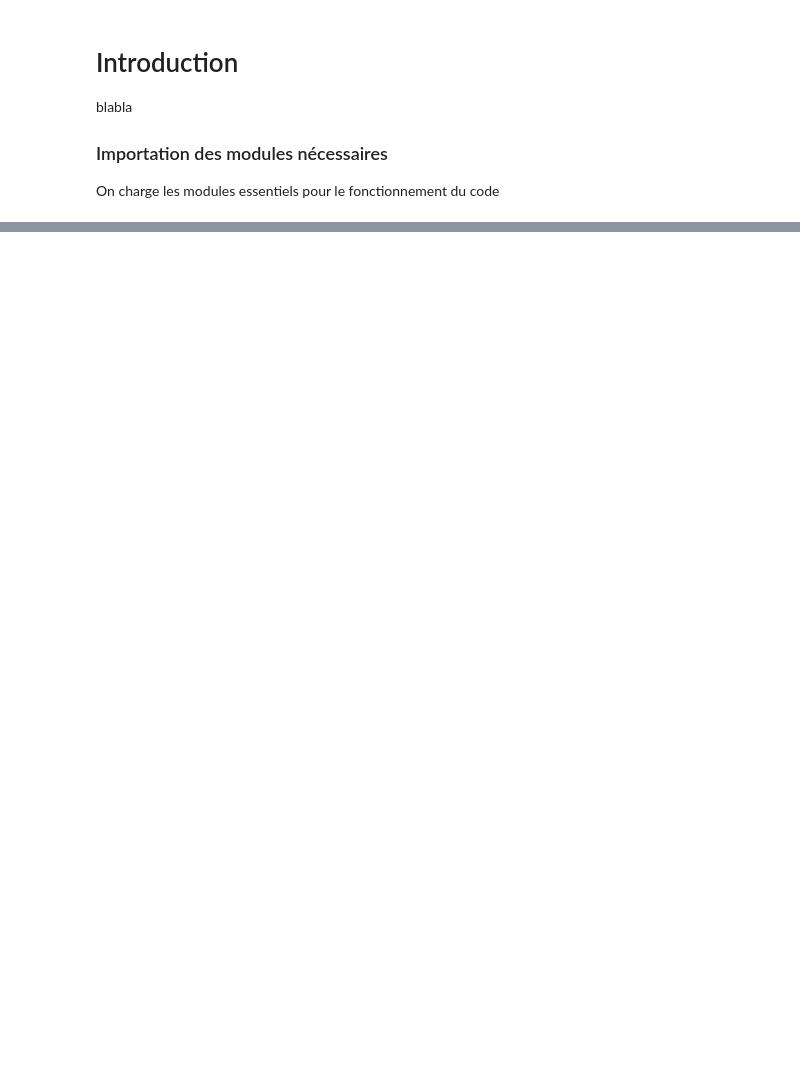
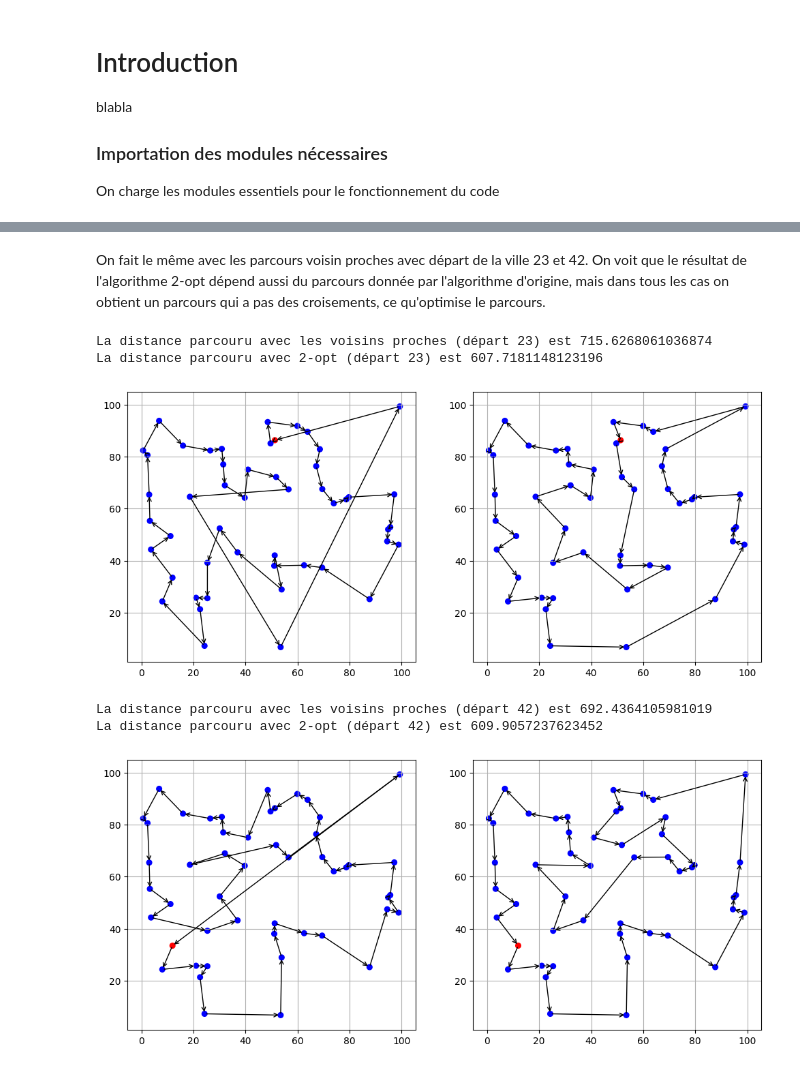
Before and after one commit to grvaldes/EADS-projet-mathematique, a Jupyter notebook: Python/notebook_gabriel.ipynb, the cells around one changed output, grey strips where cells are left out. Drawn from its saved outputs; the diff is of its cells as text; code cells hidden in the pictures; blank space fills up the shorter version.

```diff
--- a/Python/notebook_gabriel.ipynb
+++ b/Python/notebook_gabriel.ipynb
@@ -319,0 +287,47 @@ sdfs
+# %% [markdown]
+On fait le même avec les parcours voisin proches avec départ de la ville 23 et 42. On voit que le résultat de l'algorithme 2-opt dépend aussi du parcours donnée par l'algorithme d'origine, mais dans tous les cas on obtient un parcours qui a pas des croisements, ce qu'optimise le parcours.
+# %%
+villes = gen_villes(50, seed=30)                                                                            # Création du réseau
+distances = constr_matrice_distances(villes)                                                                # Matrice de distances
+distance_totale_nn_23, ordre_visite_nn_23 = nearest_neighbors(distances, premiere=23)                       # Parcours NN
+distance_totale_nn_42, ordre_visite_nn_42 = nearest_neighbors(distances, premiere=42)                       # Parcours NN
+distance_totale_2o_23, ordre_visite_2o_23 = two_opt(distances, distance_totale_nn_23, ordre_visite_nn_23)   # Parcours 2-opt
+distance_totale_2o_42, ordre_visite_2o_42 = two_opt(distances, distance_totale_nn_42, ordre_visite_nn_42)   # Parcours 2-opt
+
+print(f"La distance parcouru avec les voisins proches (départ 23) est {distance_totale_nn_23}")
+print(f"La distance parcouru avec 2-opt (départ 23) est {distance_totale_2o_23}")
+
+fig = plt.figure(figsize=(12,6))
+ax1 = plt.subplot(1,2,1)
+ax2 = plt.subplot(1,2,2)
+ax1.grid(True)
+ax2.grid(True)
+plot_directed_graph(villes, ordre_visite_nn_23, radius=1, embedded=True, axis=ax1)
+plot_directed_graph(villes, ordre_visite_2o_23, radius=1, embedded=True, axis=ax2)
+ax1.set_aspect('equal', 'box')
+ax2.set_aspect('equal', 'box')
+ax1.autoscale()
+ax2.autoscale()
+plt.show()
+
+print(f"La distance parcouru avec les voisins proches (départ 42) est {distance_totale_nn_42}")
+print(f"La distance parcouru avec 2-opt (départ 42) est {distance_totale_2o_42}")
+
+fig = plt.figure(figsize=(12,6))
+ax1 = plt.subplot(1,2,1)
+ax2 = plt.subplot(1,2,2)
+ax1.grid(True)
+ax2.grid(True)
+plot_directed_graph(villes, ordre_visite_nn_42, radius=1, embedded=True, axis=ax1)
+plot_directed_graph(villes, ordre_visite_2o_42, radius=1, embedded=True, axis=ax2)
+ax1.set_aspect('equal', 'box')
+ax2.set_aspect('equal', 'box')
+ax1.autoscale()
+ax2.autoscale()
+# %% [output]
+La distance parcouru avec les voisins proches (départ 23) est 715.6268061036874
+La distance parcouru avec 2-opt (départ 23) est 607.7181148123196
+[figure, added]
+La distance parcouru avec les voisins proches (départ 42) est 692.4364105981019
+La distance parcouru avec 2-opt (départ 42) est 609.9057237623452
+[figure, added]
```
Also changed, not shown: parts of 21 cells of this notebook.
